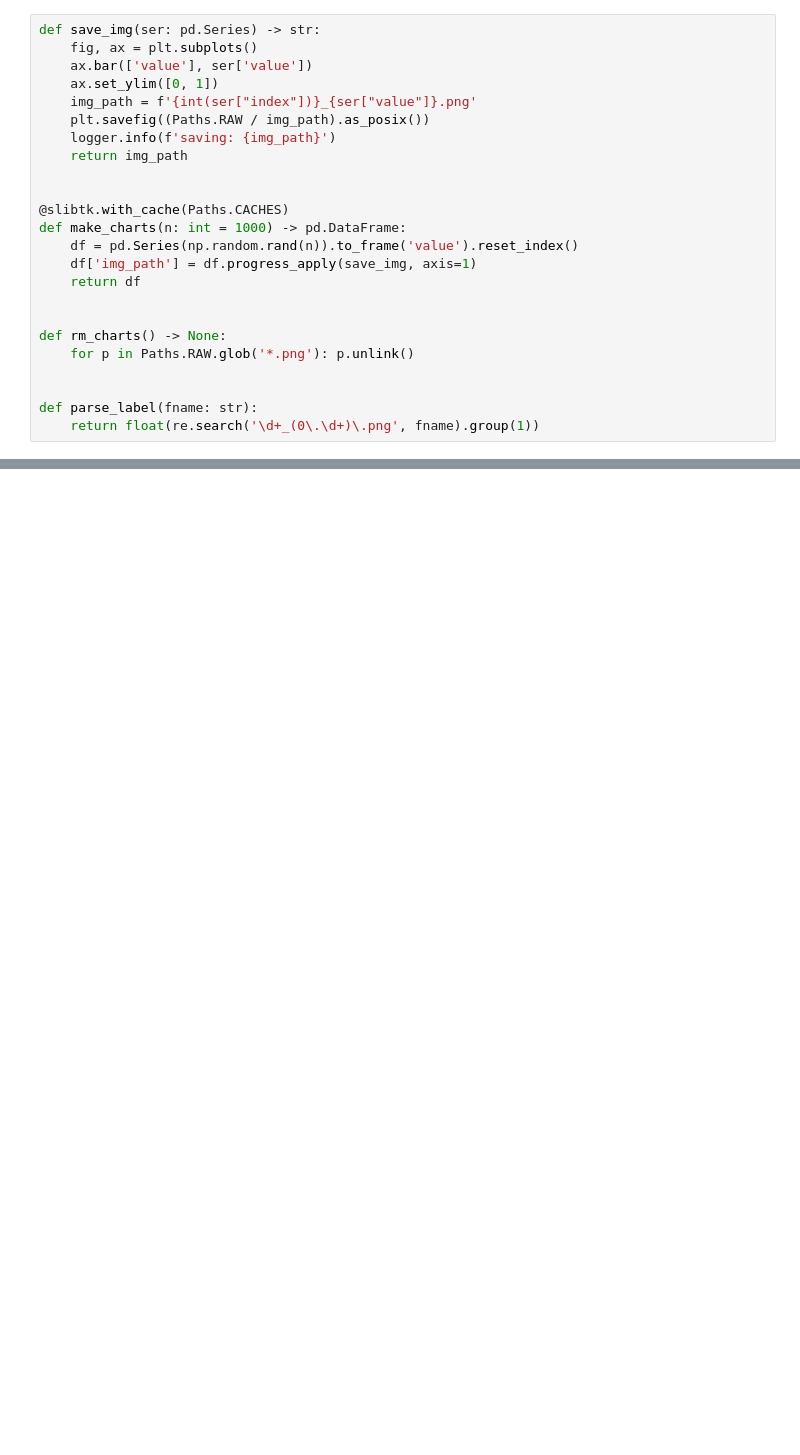
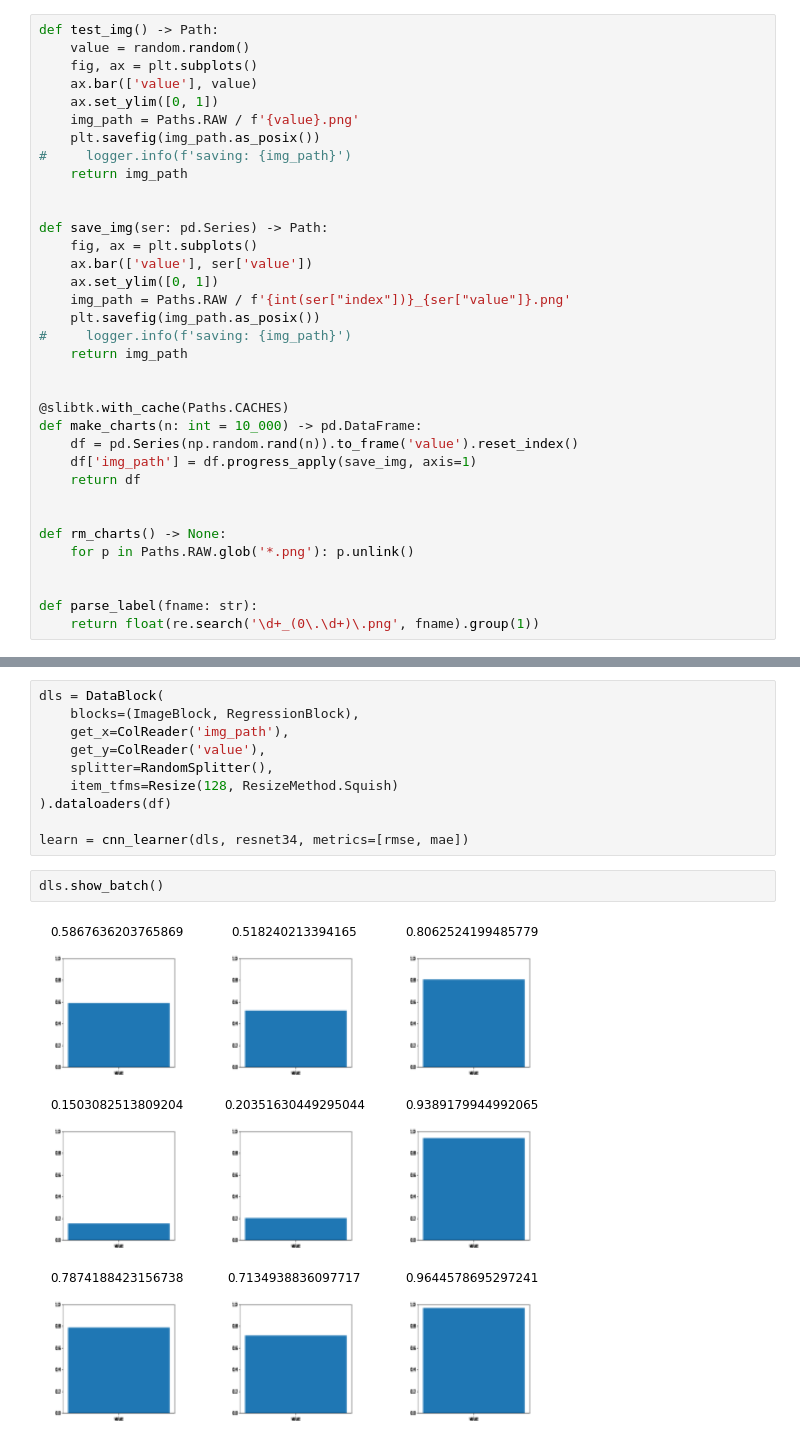
Before and after one commit to alexlewzey/img_factory, a Jupyter notebook: src/img_regression.ipynb, the cells around one changed output, grey strips where cells are left out. Drawn from its saved outputs; the diff is of its cells as text; blank space fills up the shorter version.

Commit message:
feat: image regression nb

```diff
--- a/src/img_regression.ipynb
+++ b/src/img_regression.ipynb
@@ -48,16 +50,27 @@ tqdm.pandas()
 # %%
-def save_img(ser: pd.Series) -> str:
+def test_img() -> Path:
+    value = random.random()
+    fig, ax = plt.subplots()
+    ax.bar(['value'], value)
+    ax.set_ylim([0, 1])
+    img_path = Paths.RAW / f'{value}.png'
+    plt.savefig(img_path.as_posix())
+#     logger.info(f'saving: {img_path}')
+    return img_path
+
+
+def save_img(ser: pd.Series) -> Path:
     fig, ax = plt.subplots()
     ax.bar(['value'], ser['value'])
     ax.set_ylim([0, 1])
-    img_path = f'{int(ser["index"])}_{ser["value"]}.png'
-    plt.savefig((Paths.RAW / img_path).as_posix())
-    logger.info(f'saving: {img_path}')
+    img_path = Paths.RAW / f'{int(ser["index"])}_{ser["value"]}.png'
+    plt.savefig(img_path.as_posix())
+#     logger.info(f'saving: {img_path}')
     return img_path
 
 
 @slibtk.with_cache(Paths.CACHES)
-def make_charts(n: int = 1000) -> pd.DataFrame:
+def make_charts(n: int = 10_000) -> pd.DataFrame:
     df = pd.Series(np.random.rand(n)).to_frame('value').reset_index()
     df['img_path'] = df.progress_apply(save_img, axis=1)
     return df
@@ -103,0 +115,14 @@ charts = DataBlock(
+# %%
+dls = DataBlock(
+    blocks=(ImageBlock, RegressionBlock),
+    get_x=ColReader('img_path'),
+    get_y=ColReader('value'),
+    splitter=RandomSplitter(),
+    item_tfms=Resize(128, ResizeMethod.Squish)
+).dataloaders(df)
+
+learn = cnn_learner(dls, resnet34, metrics=[rmse, mae])
+# %%
+dls.show_batch()
+# %% [output]
+[figure, added]
```
Also changed, not shown: parts of 13 cells of this notebook.
